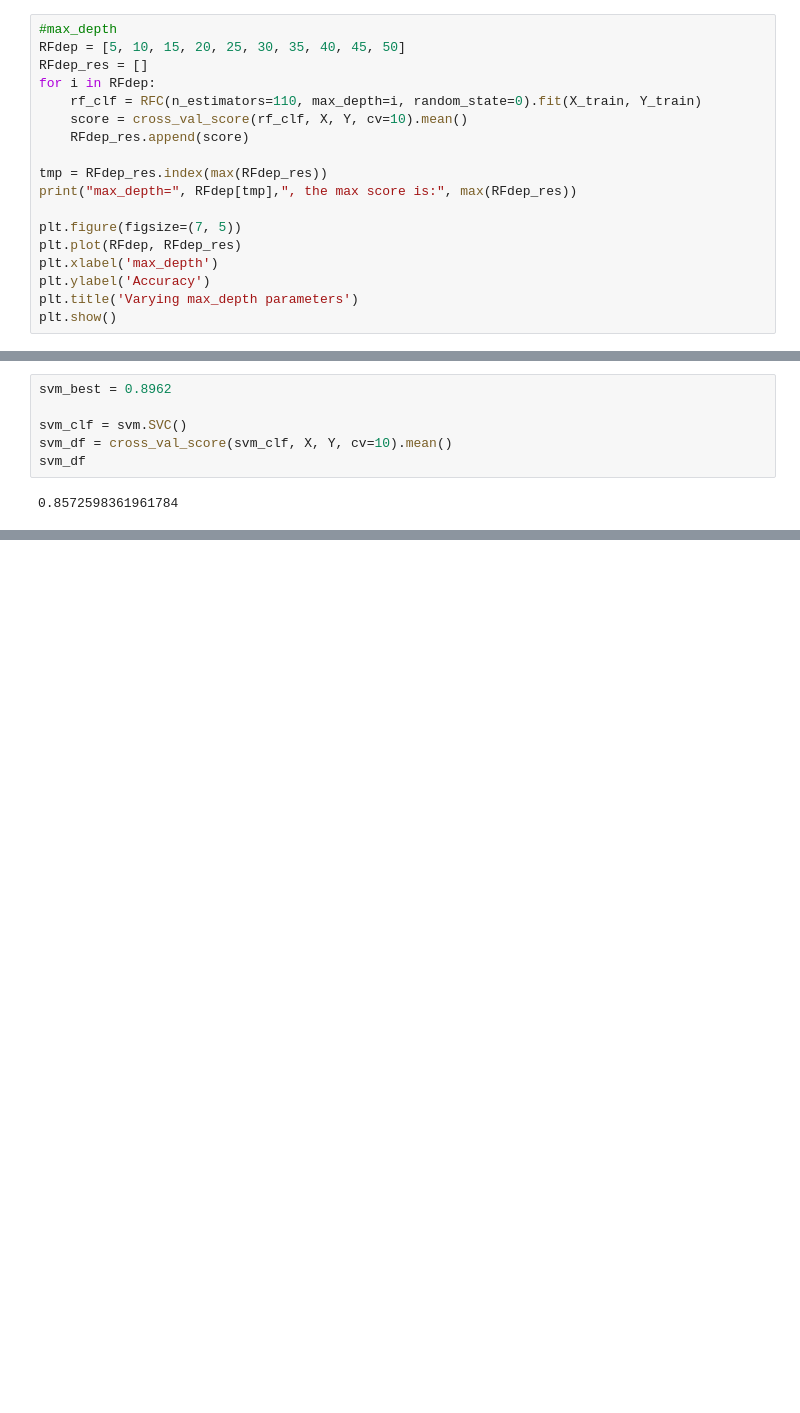
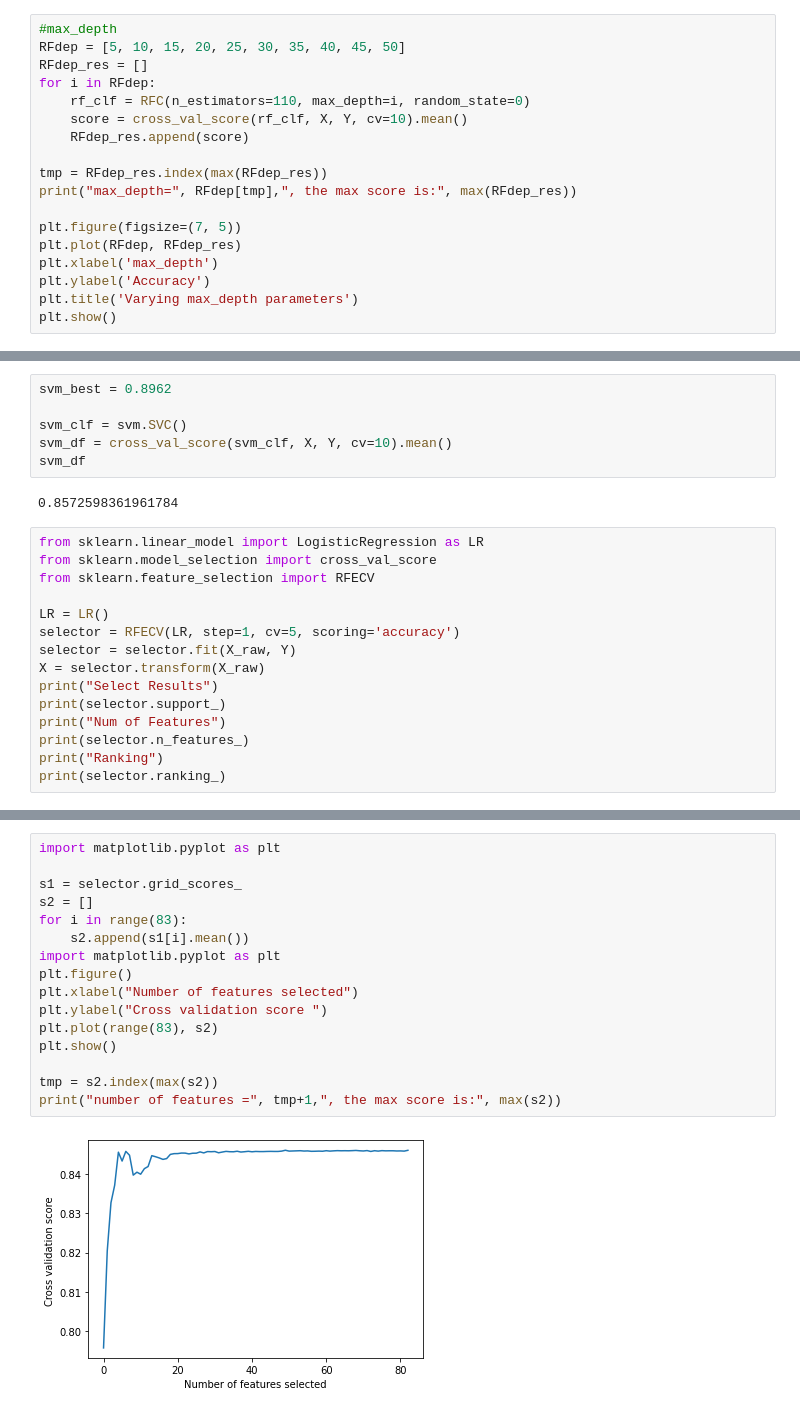
Before and after one commit to Auysy/dissertation, a Jupyter notebook: dissertation.ipynb, the cells around one changed output, grey strips where cells are left out. Cells and saved outputs as stored; diff of their text form; blank space fills up the shorter version.

```diff
--- a/dissertation.ipynb
+++ b/dissertation.ipynb
@@ -268,7 +257,7 @@ RFest_res
 RFdep = [5, 10, 15, 20, 25, 30, 35, 40, 45, 50]
 RFdep_res = []
 for i in RFdep:
-    rf_clf = RFC(n_estimators=110, max_depth=i, random_state=0).fit(X_train, Y_train)
+    rf_clf = RFC(n_estimators=110, max_depth=i, random_state=0)
     score = cross_val_score(rf_clf, X, Y, cv=10).mean()
     RFdep_res.append(score)
 
@@ -1243,3 +1232,18 @@ svm_df = cross_val_score(svm_clf, X, Y, cv=10).mean()
 svm_df
 # %% [output]
 0.8572598361961784
+# %%
+from sklearn.linear_model import LogisticRegression as LR
+from sklearn.model_selection import cross_val_score
+from sklearn.feature_selection import RFECV
+
+LR = LR()
+selector = RFECV(LR, step=1, cv=5, scoring='accuracy')
+selector = selector.fit(X_raw, Y)
+X = selector.transform(X_raw)
+print("Select Results")
+print(selector.support_)
+print("Num of Features")
+print(selector.n_features_)
+print("Ranking")
+print(selector.ranking_)
@@ -1245,0 +1290,18 @@ svm_df
+# %%
+import matplotlib.pyplot as plt
+
+s1 = selector.grid_scores_
+s2 = []
+for i in range(83):
+    s2.append(s1[i].mean())
+import matplotlib.pyplot as plt
+plt.figure()
+plt.xlabel("Number of features selected")
+plt.ylabel("Cross validation score ")
+plt.plot(range(83), s2)
+plt.show()
+
+tmp = s2.index(max(s2))
+print("number of features =", tmp+1,", the max score is:", max(s2))
+# %% [output]
+[figure, added]
```
Also changed, not shown: parts of 17 cells of this notebook.
